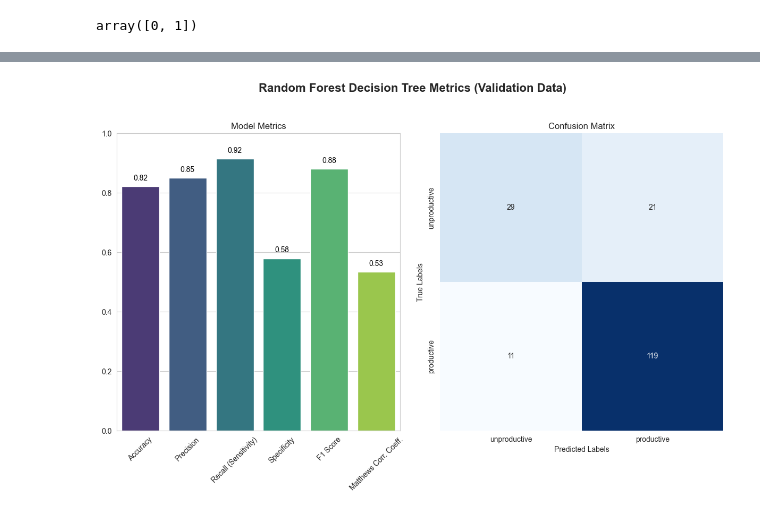
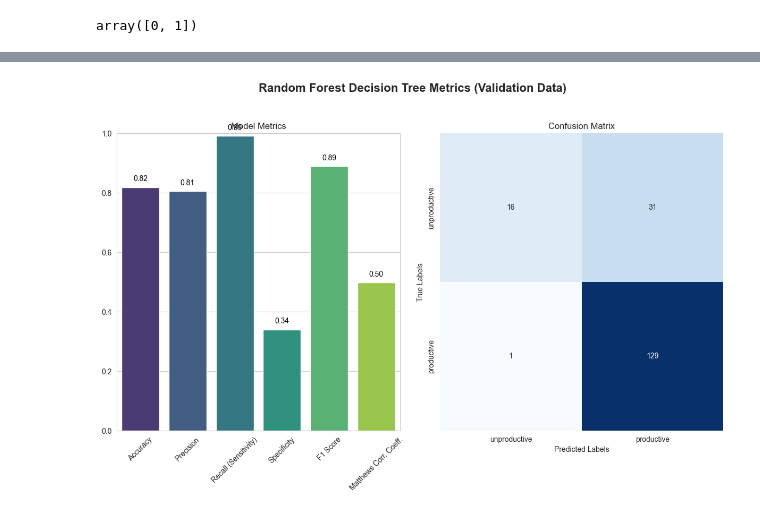
Before and after one commit to SJWallace/Dataquest, a Jupyter notebook: Guided Project - Predicting Employee Producitivty Using Tree Models/main.ipynb, the cells around one changed output, grey strips where cells are left out. Cells and saved outputs as stored; diff of their text form; code cells hidden in the pictures.

```diff
--- a/Guided Project - Predicting Employee Producitivty Using Tree Models/main.ipynb
+++ b/Guided Project - Predicting Employee Producitivty Using Tree Models/main.ipynb
@@ -470,10 +489,7 @@ from sklearn.metrics import make_scorer
 mcc_scorer = make_scorer(matthews_corrcoef)
 
 
-def display_model_stats(model, X_train, Y_train, X_val, Y_val, title="Model Performance Metrics"):
-    # Fit the model
-    model.fit(X_train, Y_train)
-
+def display_model_stats(model, X_val, Y_val, title="Model Performance Metrics"):
     # Make predictions
     y_val_pred = model.predict(X_val)
 
@@ -530,8 +546,3 @@ def display_model_stats(model, X_train, Y_train, X_val, Y_val, title="Model Perf
 
     plt.tight_layout(rect=[0, 0, 1, 0.95])  # Adjust layout for the main title
     plt.show()
-
-
-# Example usage:
-display_model_stats(tree_pipeline, X_train, Y_train, X_val, Y_val, title="Inital Decision Tree Metrics (Validation "
-                                                                         "Data)")
@@ -539,0 +549,2 @@ display_model_stats(tree_pipeline, X_train, Y_train, X_val, Y_val, title="Inital
+# %%
+tree_pipeline.fit(X_train, Y_train)
@@ -648,9 +736,12 @@ model
 from sklearn.ensemble import RandomForestClassifier
 
 random_forest_pipeline = Pipeline(
-	steps=[
-			('data_cleaning', data_cleaning_transformer),
-			(
-					'random_forest',
-					RandomForestClassifier(random_state=42, n_estimators=10000, oob_score=matthews_corrcoef))],
+    steps=[
+            ('data_cleaning', data_cleaning_transformer),
+            (
+                    'random_forest',
+                    RandomForestClassifier(random_state=42, n_estimators=100, max_depth=4,
+                    oob_score=matthews_corrcoef))],
 )
+# %%
+random_forest_pipeline.fit(X_train, Y_train)
@@ -657,5 +772,7 @@ random_forest_pipeline = Pipeline(
 # %%
-display_model_stats(random_forest_pipeline, X_train, Y_train, X_val, Y_val, title='Random Forest Decision Tree '
-                                                                                  'Metrics (Validation Data)')
+display_model_stats(
+    random_forest_pipeline, X_val, Y_val, title='Random Forest Decision Tree '
+                                                'Metrics (Validation Data)'
+)
 # %% [output]
-[figure, old version]
+[figure, new version]
```
Also changed, not shown: parts of 63 cells of this notebook.
